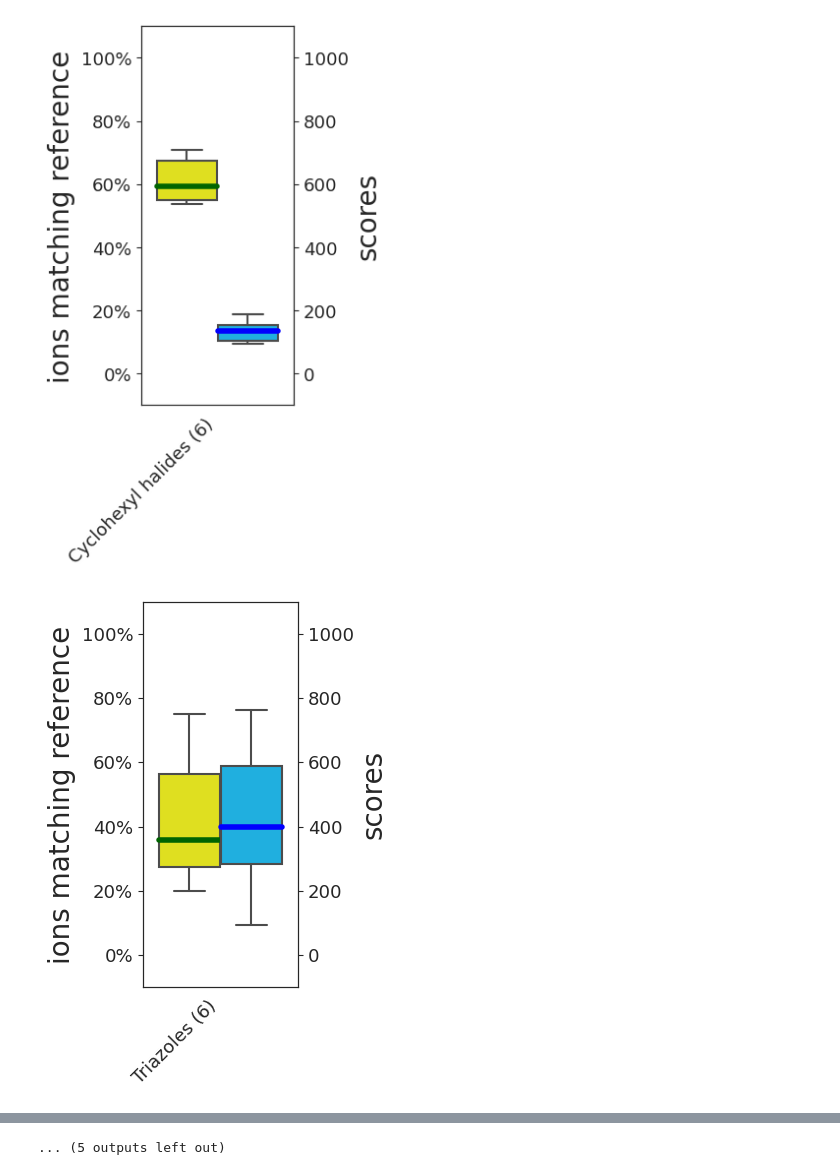
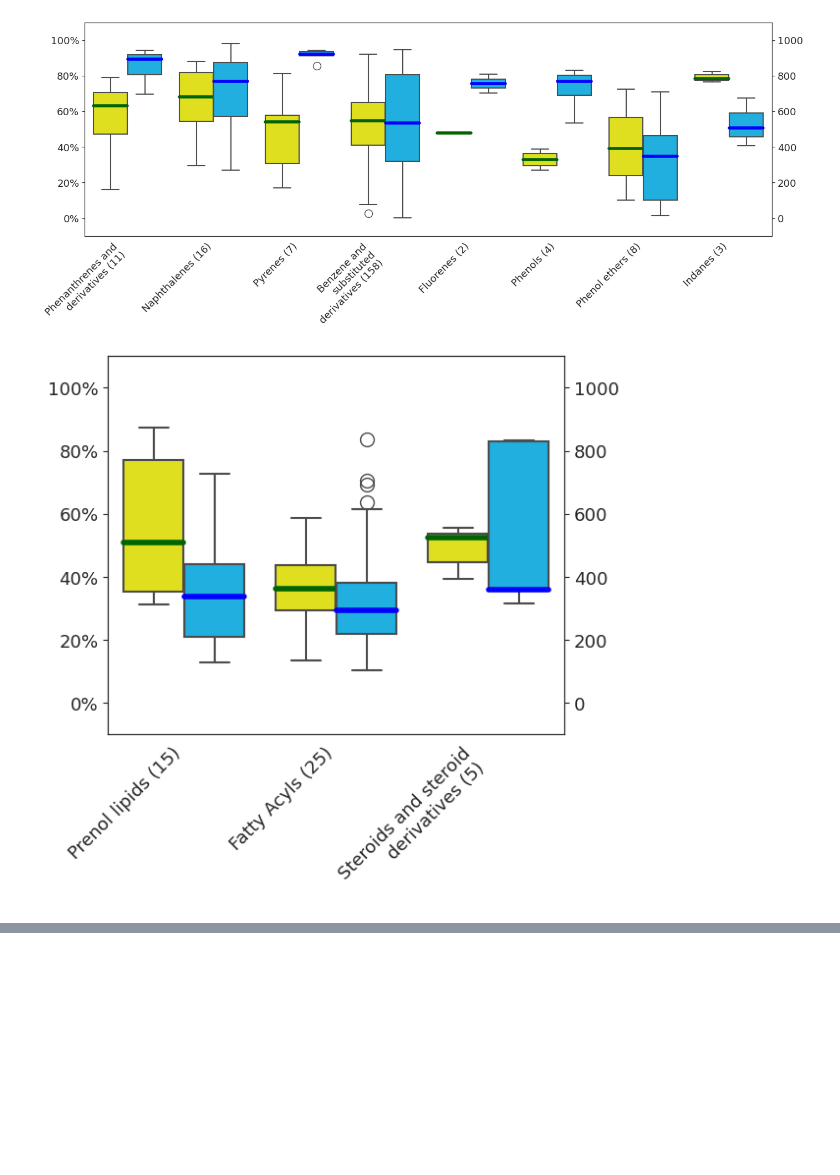
Before and after one commit to RECETOX/ei_spectra_predictions, a Jupyter notebook: analysis/Python_scripts/classes_boxplot.ipynb, the cells around one changed output, grey strips where cells are left out. Saved outputs shown, nothing was run; the diff lists cells and outputs as text; code cells hidden in the pictures; blank space fills up the shorter version.

Commit message:
updated and ran plots

```diff
--- a/analysis/Python_scripts/classes_boxplot.ipynb
+++ b/analysis/Python_scripts/classes_boxplot.ipynb
@@ -22,15 +22,15 @@ create_plot(larger_superclasses, "superclass", normalized_matches=False).show()
 # %%
 merged = normalize_df(append_spectrum_metadata(matchms_scores))
 
-scores_preprocessed_hierarchy = preprocess_data(merged, ["superclass", "class", "subclass"]).groupby("class")
+scores_preprocessed_hierarchy = preprocess_data(merged, ["superclass", "class", "subclass"]).groupby("superclass")
 
-grouping = "subclass"
+grouping = "class"
 
 for group in scores_preprocessed_hierarchy.groups:
-    grp = scores_preprocessed_hierarchy.get_group(group).groupby(grouping).filter(lambda x: len(x) > 6)
+    grp = scores_preprocessed_hierarchy.get_group(group).groupby(grouping).filter(lambda x: len(x) > 2)
     if len(grp) > 0:
-        fig = create_plot(grp, grouping, showlegend=False, hide_labels=False)
+        fig = create_plot(grp, grouping, showlegend=False, hide_labels=True)
         plt.show()
 # %% [output]
-[figure, old version]
+[figure, new version]
-[figure, old version]
+[figure, new version]
@@ -47 +41,0 @@ for group in scores_preprocessed_hierarchy.groups:
-... (5 outputs left out)
```
Also changed, not shown: parts of 2 cells of this notebook, 1 other file.
